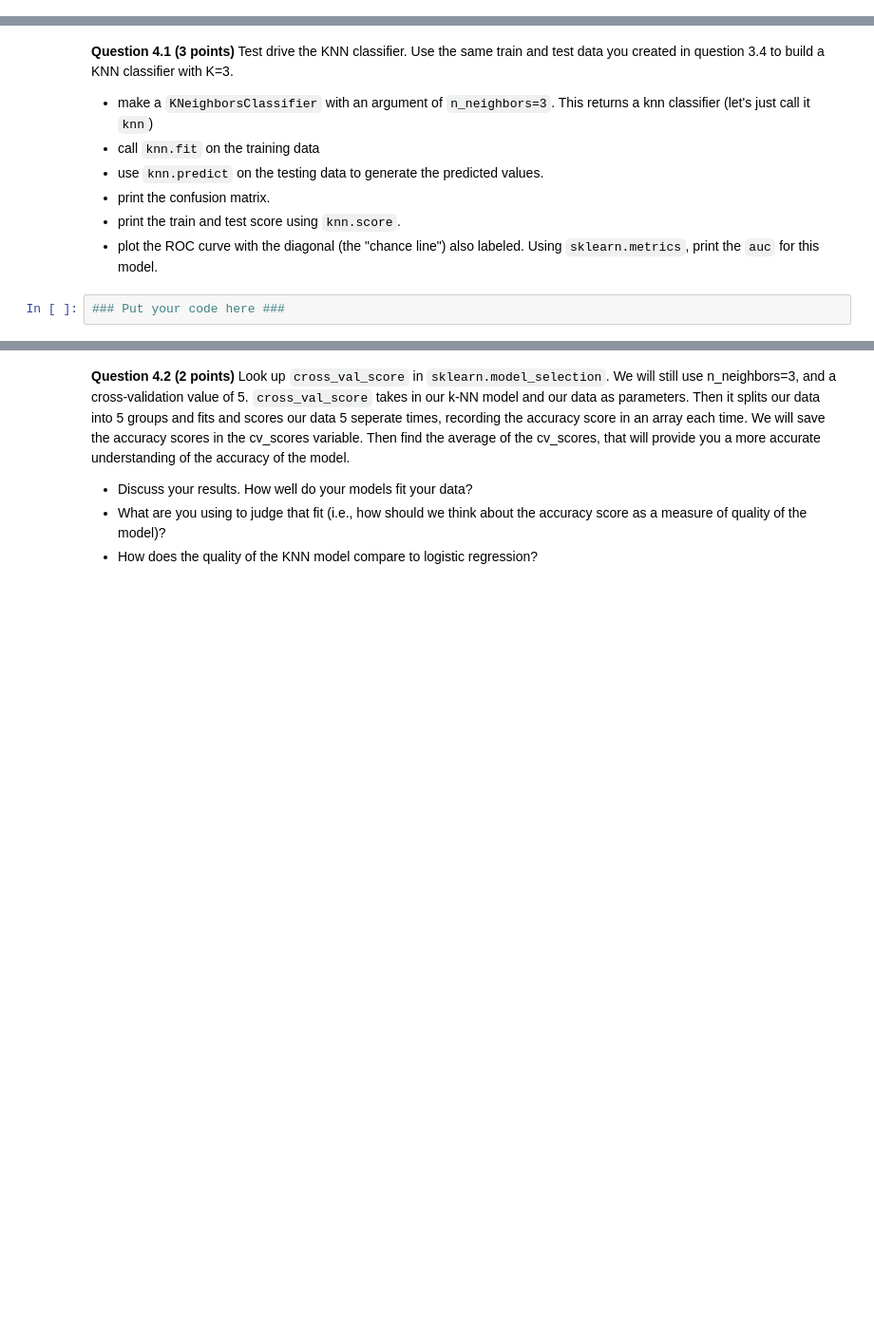
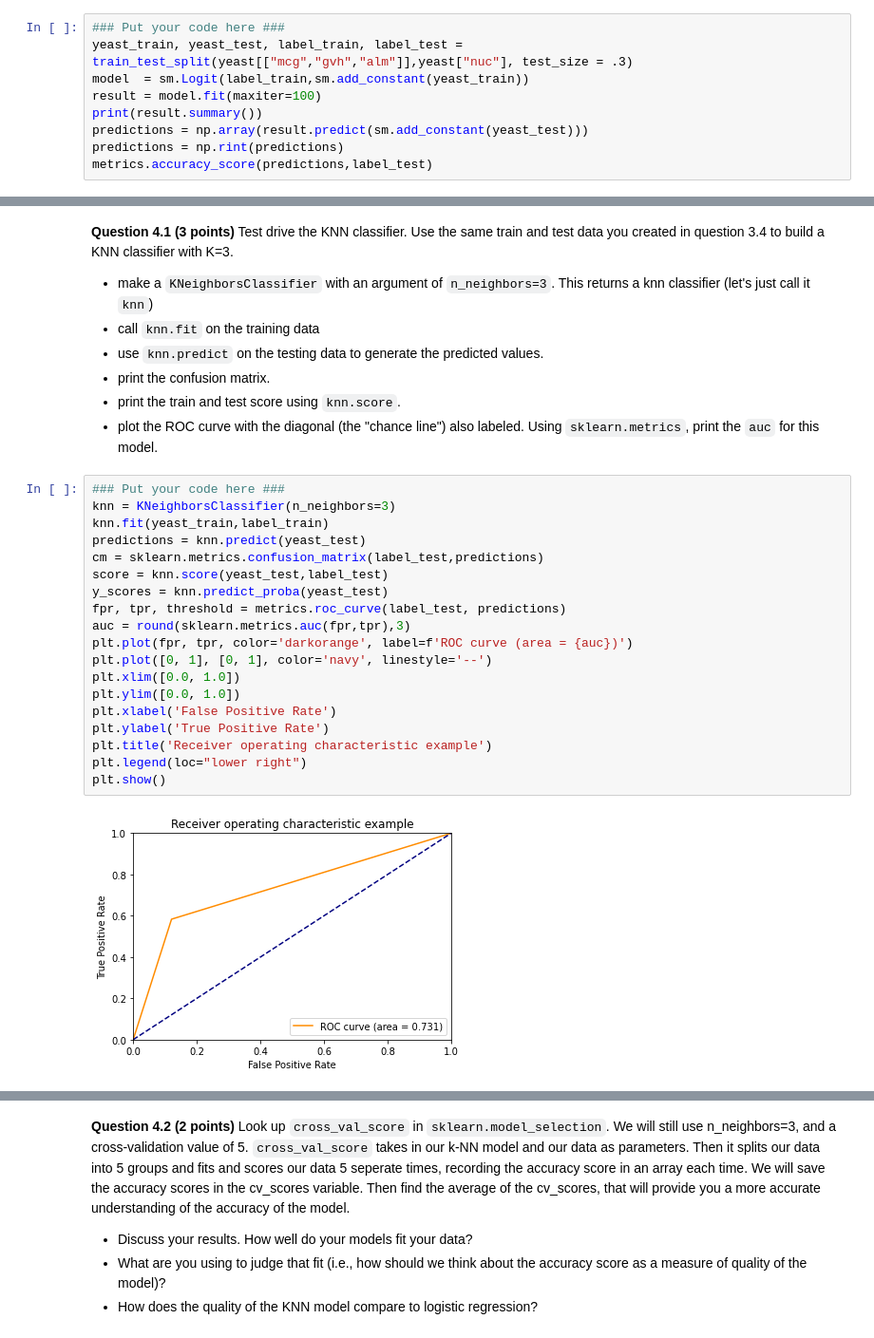
Before and after one commit to gasbarr1/hw-03, a Jupyter notebook: HW-03_GitML-STUDENT.ipynb, the cells around one changed output, grey strips where cells are left out. Shown at 95% size. Drawn from its saved outputs; the diff is of its cells as text; blank space fills up the shorter version.

```diff
--- a/HW-03_GitML-STUDENT.ipynb
+++ b/HW-03_GitML-STUDENT.ipynb
@@ -95,0 +145,9 @@ In the next part we will build a logistic regression model for the data classifi
+# %%
+### Put your code here ###
+yeast_train, yeast_test, label_train, label_test = train_test_split(yeast[["mcg","gvh","alm"]],yeast["nuc"], test_size = .3)
+model  = sm.Logit(label_train,sm.add_constant(yeast_train))
+result = model.fit(maxiter=100)
+print(result.summary())
+predictions = np.array(result.predict(sm.add_constant(yeast_test)))
+predictions = np.rint(predictions)
+metrics.accuracy_score(predictions,label_test)
@@ -107,8 +189,27 @@ In the next part we will be building a class that will use the k-nearest neighbo
 - print the confusion matrix.
 - print the train and test score using `knn.score`.
 - plot the ROC curve with the diagonal (the "chance line") also labeled. Using `sklearn.metrics`, print the `auc` for this model.
-# %%
-### Put your code here ###
+# %%
+### Put your code here ###
+knn = KNeighborsClassifier(n_neighbors=3)
+knn.fit(yeast_train,label_train)
+predictions = knn.predict(yeast_test)
+cm = sklearn.metrics.confusion_matrix(label_test,predictions)
+score = knn.score(yeast_test,label_test)
+y_scores = knn.predict_proba(yeast_test)
+fpr, tpr, threshold = metrics.roc_curve(label_test, predictions)
+auc = round(sklearn.metrics.auc(fpr,tpr),3)
+plt.plot(fpr, tpr, color='darkorange', label=f'ROC curve (area = {auc})')
+plt.plot([0, 1], [0, 1], color='navy', linestyle='--')
+plt.xlim([0.0, 1.0])
+plt.ylim([0.0, 1.0])
+plt.xlabel('False Positive Rate')
+plt.ylabel('True Positive Rate')
+plt.title('Receiver operating characteristic example')
+plt.legend(loc="lower right")
+plt.show()
+# %% [output]
+[figure, added]
 # %% [markdown]
 ## k-Fold Cross-Validation
 Cross-validation is when the dataset is randomly split up into ‘k’ groups. One of the groups is used as the test set and the rest are used as the training set. The model is trained on the training set and scored on the test set. Then the process is repeated until each unique group as been used as the test set.
```
Also changed, not shown: parts of 16 cells of this notebook.
